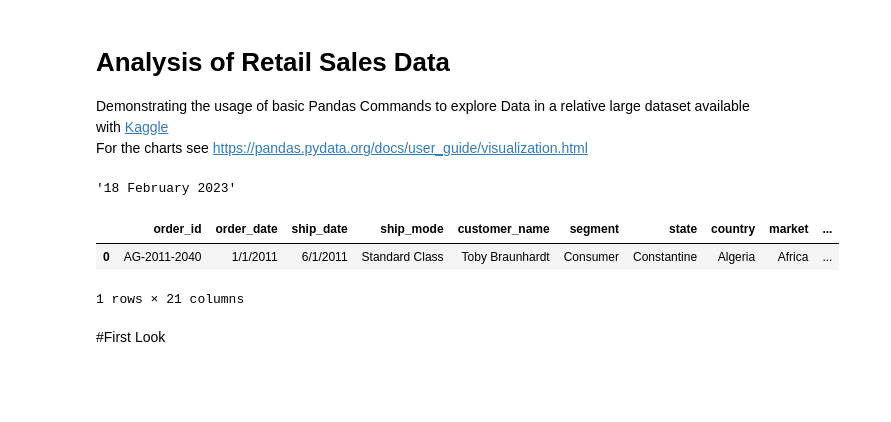
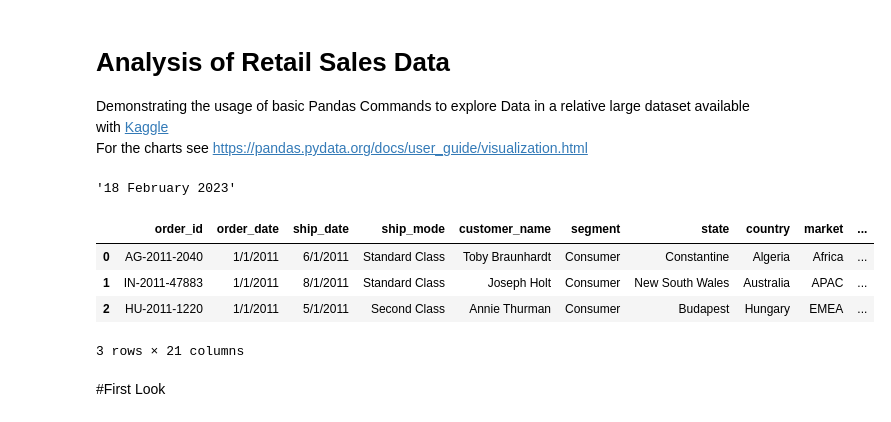
Before and after one commit to Praxis-QR/PythonForManagers, a Jupyter notebook: Retail_Sales_Data_Analysis.ipynb, the cells around one changed output. Saved outputs shown, nothing was run; the diff lists cells and outputs as text; code cells hidden in the pictures; blank space fills up the shorter version.

```diff
--- a/Retail_Sales_Data_Analysis.ipynb
+++ b/Retail_Sales_Data_Analysis.ipynb
@@ -23,9 +23,11 @@ pd.to_datetime("today").strftime("%d %B %Y")      # get today's date and format
 # %%
 dataURL = 'https://github.com/Praxis-QR/PythonForManagers/raw/main/Data/SuperStoreSalesKaggle.zip'
 dfS3K = pd.read_csv(dataURL)                              # Pandas can read a zipped, CSV file from a remote location
 #dfS3K = pd.read_excel('/content/KaggleRetailSales.xlsx') # Can also read the corresponding excel file .xlsx
-dfS3K.head(1)                                             # Each row in this dataset represents data about ONE sale transaction
+dfS3K.head(3)                                             # Each row in this dataset represents data about ONE sale transaction
 # %% [output]
 |  | order_id | order_date | ship_date | ship_mode | customer_name | segment | state | country | market | ... |
 | 0 | AG-2011-2040 | 1/1/2011 | 6/1/2011 | Standard Class | Toby Braunhardt | Consumer | Constantine | Algeria | Africa | ... |
+| 1 | IN-2011-47883 | 1/1/2011 | 8/1/2011 | Standard Class | Joseph Holt | Consumer | New South Wales | Australia | APAC | ... |
+| 2 | HU-2011-1220 | 1/1/2011 | 5/1/2011 | Second Class | Annie Thurman | Consumer | Budapest | Hungary | EMEA | ... |
-1 rows × 21 columns
+3 rows × 21 columns
```
Also changed, not shown: parts of 1 cell of this notebook.
